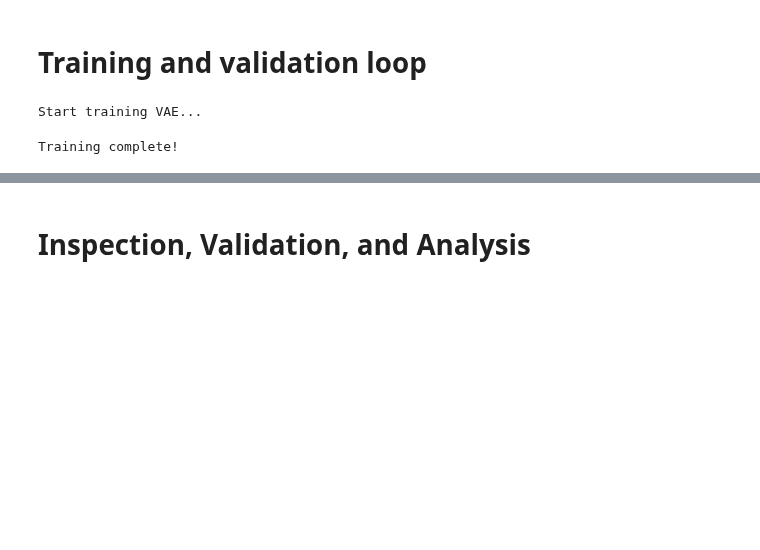
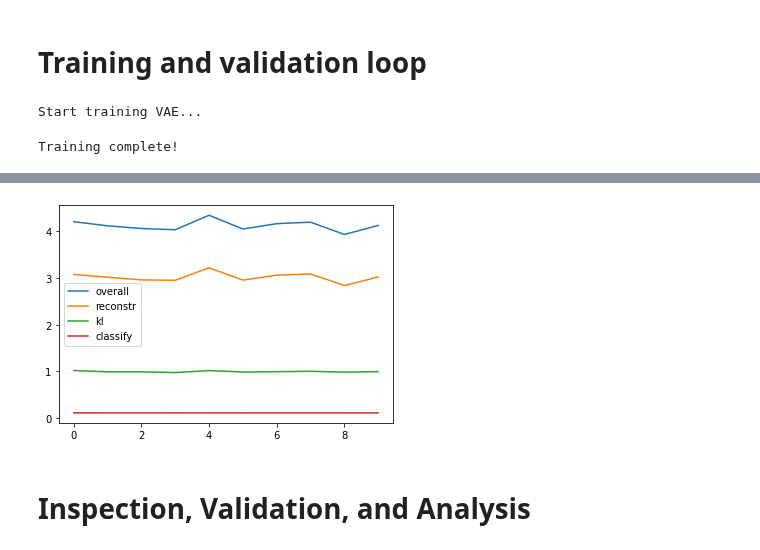
Before and after one commit to mandjevant/tue-deeplearning, a Jupyter notebook: assignments/assignment_4/assignment_4_skeleton_peter.ipynb, the cells around one changed output, grey strips where cells are left out. Saved outputs shown, nothing was run; the diff lists cells and outputs as text; code cells hidden in the pictures; blank space fills up the shorter version.

```diff
--- a/assignments/assignment_4/assignment_4_skeleton_peter.ipynb
+++ b/assignments/assignment_4/assignment_4_skeleton_peter.ipynb
@@ -295,3 +403,10 @@ torch.Size([10, 1024])
+# %%
+for label in ['overall', 'reconstr', 'kl', 'classify']:
+    plt.plot(np.arange(0, epochs), graph[label], label=label)
+plt.legend()
+plt.show()
+# %% [output]
+[figure, added]
 # %% [markdown]
 # Inspection, Validation, and Analysis
 # %%
```
Also changed, not shown: parts of 6 cells of this notebook.
